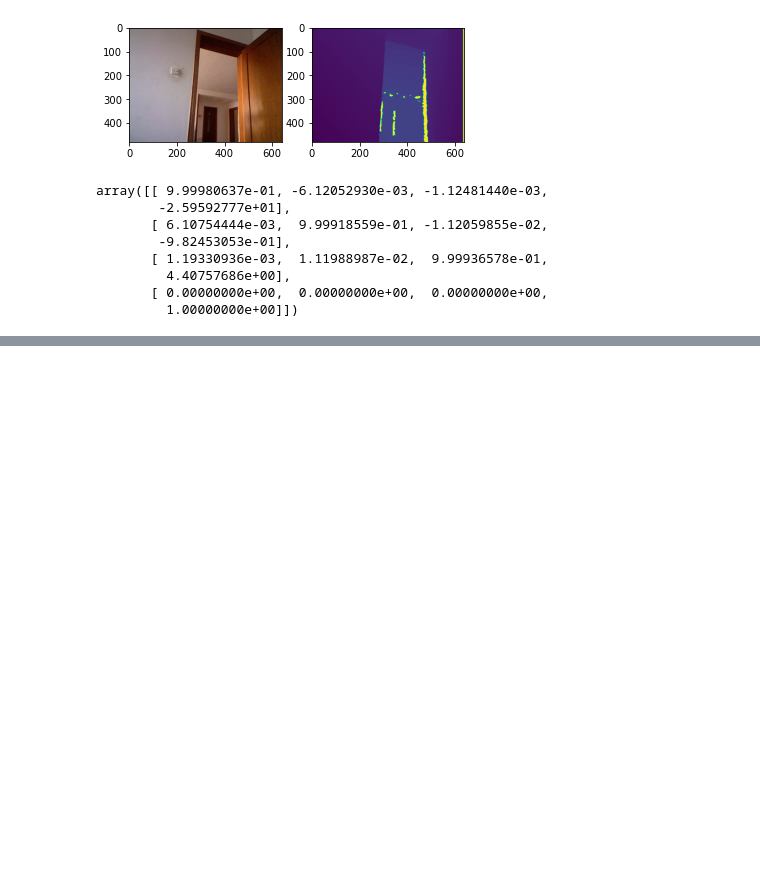
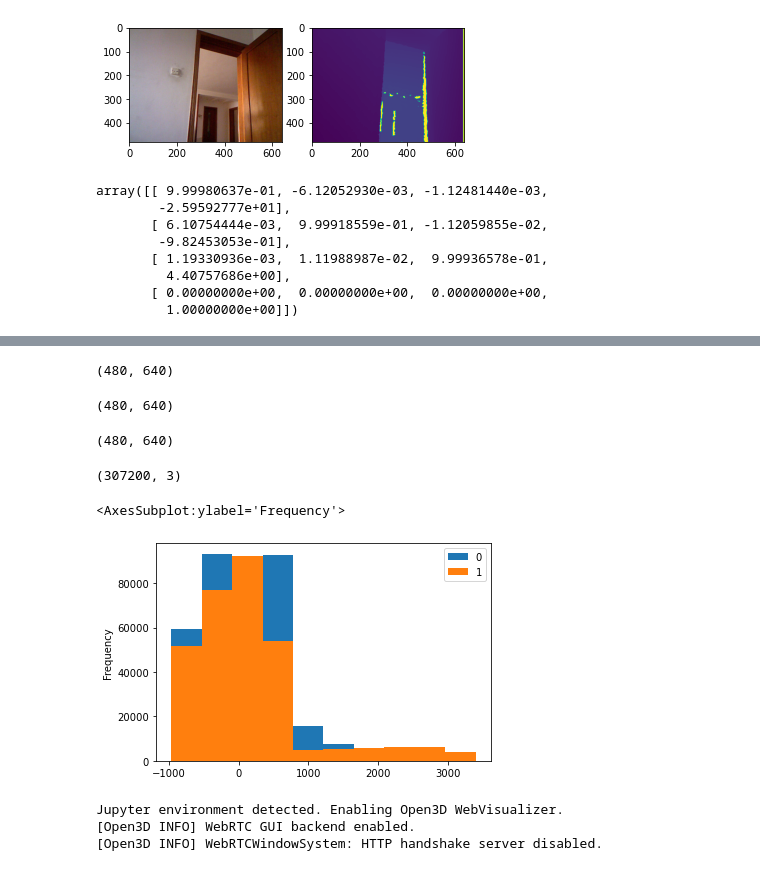
Before and after one commit to XHao1997/wur_navcar, a Jupyter notebook: image_calibration.ipynb, the cells around one changed output, grey strips where cells are left out. Drawn from its saved outputs; the diff is of its cells as text; code cells hidden in the pictures; blank space fills up the shorter version.

```diff
--- a/image_calibration.ipynb
+++ b/image_calibration.ipynb
@@ -120,6 +116,11 @@ plt.show()
 # %%
-# dist = 123.6* np.tan(hf_image/2842.5 + 1.1863 )/1000
-dist = 0.075*585/(1090-hf_image)*8
+# dist = 123.6* np.tan(undistorted_depth_img/2842.5 + 1.1863 ).astype(np.float)
+# dist = 0.075*585/(1090-undistorted_depth_img)*8*1000
+epsilon = 1e-6  # A small constant to avoid division by zero
+dist = 0.075 * 585 / (1090 - hf_image + epsilon) * 8*1000
+depth_img.shape
+# %% [output]
+(480, 640)
 # %%
 cx_ir = kinect.ir_intrinsic_matrix[0,2]
 cy_ir = kinect.ir_intrinsic_matrix[1,2]
@@ -131,9 +132,22 @@ def pixel2world(x,y,intrinsic_matrix, dist):
     cy = intrinsic_matrix[1,2]
     fx = intrinsic_matrix[0,0]
     fy = intrinsic_matrix[1,1]
-    Z = dist[x,y]
+    Z = dist[y, x]
     X = (x - cx) * Z / fx
     Y = (y - cy) * Z / fy
     return X, Y ,Z
+# %%
+dist.shape
+# %% [output]
+(480, 640)
 # %%
-x = np.tile(np.arange(480), (640, 1))
+x = np.tile(np.arange(640), (480, 1))
+y = np.tile(np.arange(480).reshape(-1, 1), (1, 640))
+X,Y,Z = pixel2world(x,y,kinect.ir_intrinsic_matrix, dist)
+# Flatten the matrices
+X_flat = X.flatten()
+Y_flat = Y.flatten()
+Z_flat = Z.flatten()
+
+# Combine into a single array of 3D points
+points_3d = np.vstack((X_flat, Y_flat, Z_flat)).T
@@ -144,2 +154,8 @@ X,Y,Z = pixel2world(x,y,kinect.ir_intrinsic_matrix, dist)
+# %%
+ pixel2world(x,y,kinect.ir_intrinsic_matrix, dist)[0].shape
+# %% [output]
+(480, 640)
 # %%
-points_3d = np.dstack((X, Y, Z))
+points_3d.shape
+# %% [output]
+(307200, 3)
@@ -148,3 +162,9 @@ points_3d=points_3d.reshape(-1,3)
+# %%
+df_point_3d = pd.DataFrame(points_3d[:,:2])
+df_point_3d.plot.hist(df_point_3d)
+# %% [output]
+<AxesSubplot:ylabel='Frequency'>
+[figure, added]
 # %%
 import open3d as o3d
 import numpy as np
@@ -154,9 +174,13 @@ FOR1 = o3d.geometry.TriangleMesh.create_coordinate_frame(size=0.1, origin=[0, 0,
 
 # Create an Open3D point cloud object
 pcd = o3d.geometry.PointCloud()
-pcd.points = o3d.utility.Vector3dVector(points_3d.astype(np.float64))
+pcd.points = o3d.utility.Vector3dVector(points_3d)
 
 # Visualize the point cloud
 o3d.visualization.draw_geometries([pcd,FOR1])
+# %% [output]
+Jupyter environment detected. Enabling Open3D WebVisualizer.
+[Open3D INFO] WebRTC GUI backend enabled.
+[Open3D INFO] WebRTCWindowSystem: HTTP handshake server disabled.
 # %%
 points_3d.shape
```
Also changed, not shown: parts of 21 cells of this notebook.
